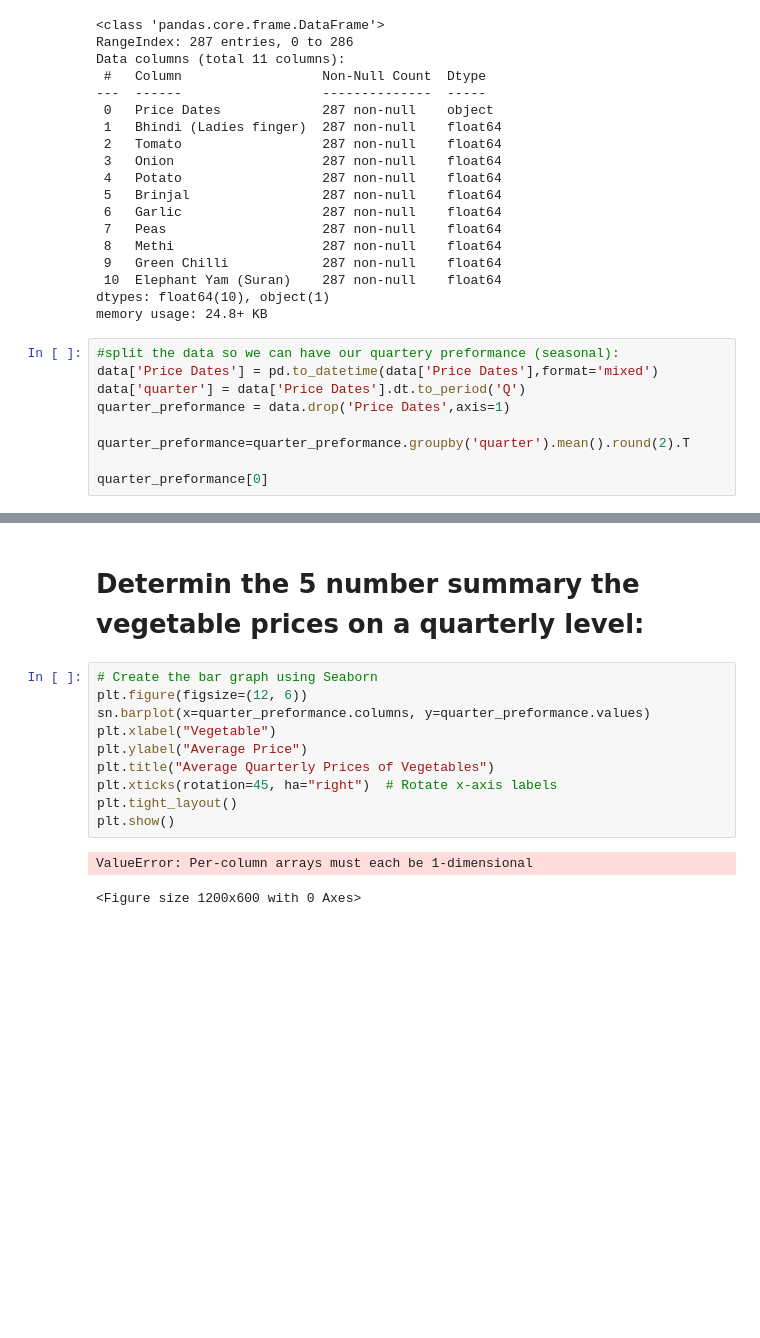
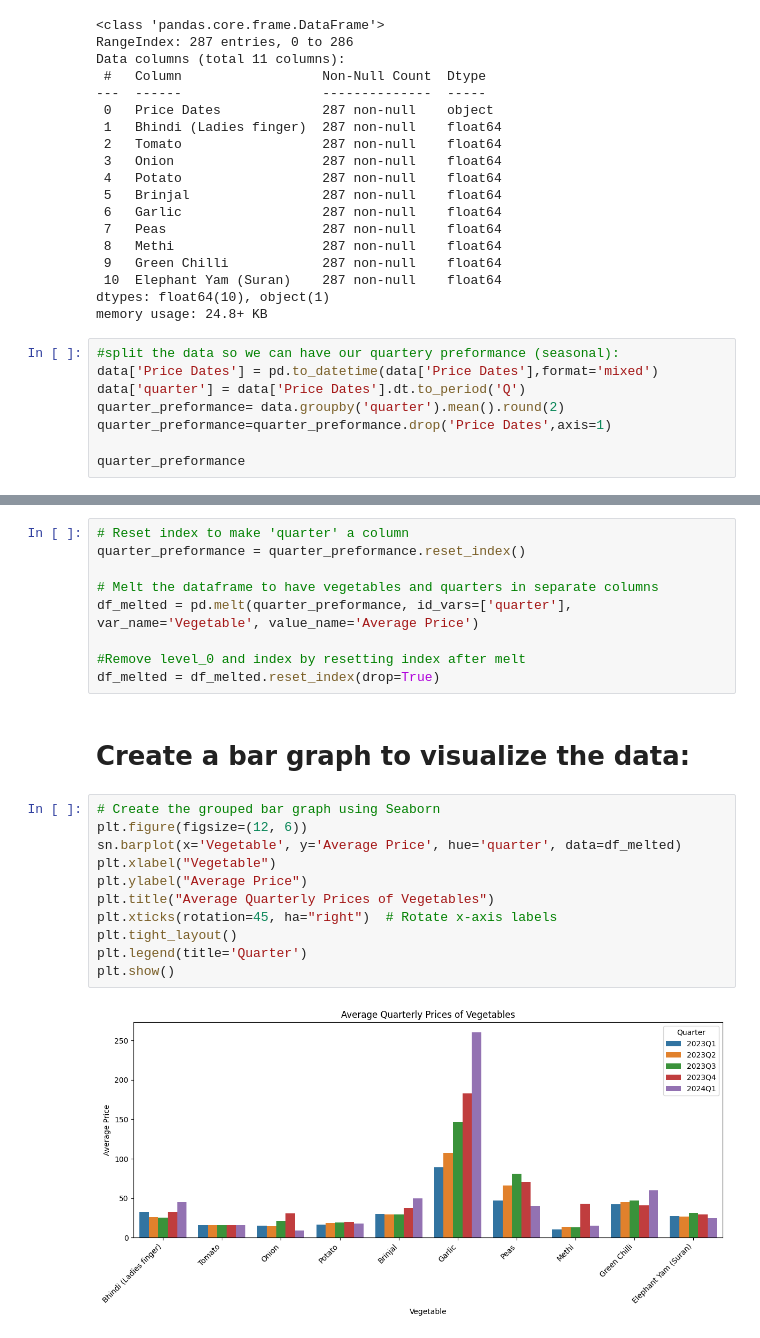
Before and after one commit to MT-Maverick/ExploreAI, a Jupyter notebook: vegetable_prices/notebook.ipynb, the cells around one changed output, grey strips where cells are left out. Drawn from its saved outputs; the diff is of its cells as text; blank space fills up the shorter version.

Commit message:
created grouped bar graph to visualize the data to identify patterns

```diff
--- a/vegetable_prices/notebook.ipynb
+++ b/vegetable_prices/notebook.ipynb
@@ -84,9 +84,8 @@ memory usage: 24.8+ KB
 #split the data so we can have our quartery preformance (seasonal):
 data['Price Dates'] = pd.to_datetime(data['Price Dates'],format='mixed')
 data['quarter'] = data['Price Dates'].dt.to_period('Q')
-quarter_preformance = data.drop('Price Dates',axis=1)
+quarter_preformance= data.groupby('quarter').mean().round(2)
+quarter_preformance=quarter_preformance.drop('Price Dates',axis=1)
 
-quarter_preformance=quarter_preformance.groupby('quarter').mean().round(2).T
-
-quarter_preformance[0]
+quarter_preformance
 # %% [output]
@@ -94,15 +99,24 @@ KeyError: 0
-# %% [markdown]
-# Determin the 5 number summary the vegetable prices on a quarterly level:
+# %%
+# Reset index to make 'quarter' a column
+quarter_preformance = quarter_preformance.reset_index()
+
+# Melt the dataframe to have vegetables and quarters in separate columns
+df_melted = pd.melt(quarter_preformance, id_vars=['quarter'], var_name='Vegetable', value_name='Average Price')
+
+#Remove level_0 and index by resetting index after melt
+df_melted = df_melted.reset_index(drop=True)
+# %% [markdown]
+# Create a bar graph to visualize the data:
 # %%
-# Create the bar graph using Seaborn
+# Create the grouped bar graph using Seaborn
 plt.figure(figsize=(12, 6))
-sn.barplot(x=quarter_preformance.columns, y=quarter_preformance.values)
+sn.barplot(x='Vegetable', y='Average Price', hue='quarter', data=df_melted)
 plt.xlabel("Vegetable")
 plt.ylabel("Average Price")
 plt.title("Average Quarterly Prices of Vegetables")
 plt.xticks(rotation=45, ha="right")  # Rotate x-axis labels
 plt.tight_layout()
+plt.legend(title='Quarter')
 plt.show()
 # %% [output]
-ValueError: Per-column arrays must each be 1-dimensional
-<Figure size 1200x600 with 0 Axes>
+[figure, added]
```
Also changed, not shown: parts of 2 cells of this notebook.
